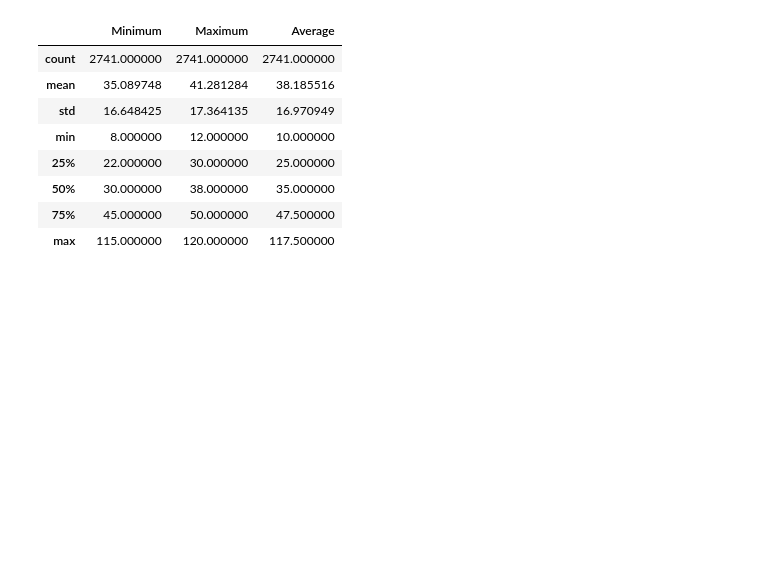
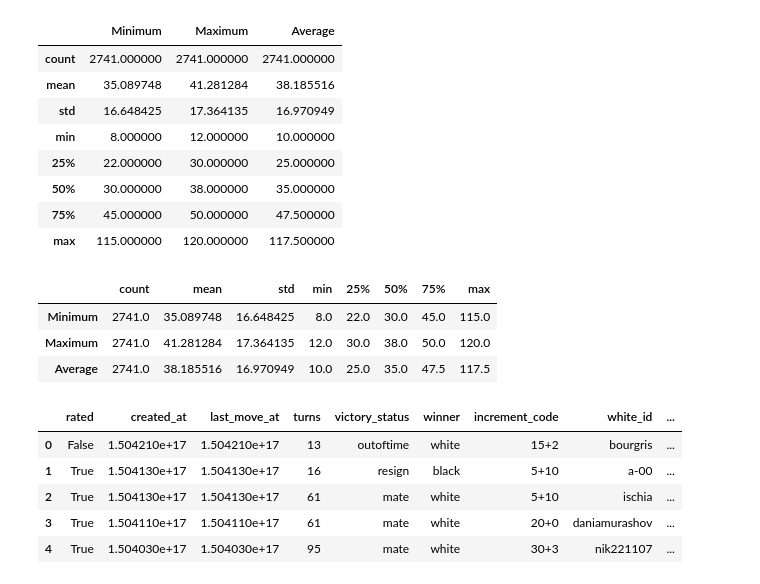
Before and after one commit to edupmon/fiap, a Jupyter notebook: pos-tech/data-analytics/fase-2/01-machine-learning-com-python/aula-1/primeiros-passos-ml.ipynb, the cells around one changed output. Cells and saved outputs as stored; diff of their text form; code cells hidden in the pictures; blank space fills up the shorter version.

```diff
--- a/pos-tech/data-analytics/fase-2/01-machine-learning-com-python/aula-1/primeiros-passos-ml.ipynb
+++ b/pos-tech/data-analytics/fase-2/01-machine-learning-com-python/aula-1/primeiros-passos-ml.ipynb
@@ -56,3 +56,19 @@ df_csv.describe()
 | 50% | 30.000000 | 38.000000 | 35.000000 |
 | 75% | 45.000000 | 50.000000 | 47.500000 |
 | max | 115.000000 | 120.000000 | 117.500000 |
+# %%
+df_csv.describe().T
+# %% [output]
+|  | count | mean | std | min | 25% | 50% | 75% | max |
+| Minimum | 2741.0 | 35.089748 | 16.648425 | 8.0 | 22.0 | 30.0 | 45.0 | 115.0 |
+| Maximum | 2741.0 | 41.281284 | 17.364135 | 12.0 | 30.0 | 38.0 | 50.0 | 120.0 |
+| Average | 2741.0 | 38.185516 | 16.970949 | 10.0 | 25.0 | 35.0 | 47.5 | 117.5 |
+# %%
+df_excel.head()
+# %% [output]
+|  | rated | created_at | last_move_at | turns | victory_status | winner | increment_code | white_id | ... |
+| 0 | False | 1.504210e+17 | 1.504210e+17 | 13 | outoftime | white | 15+2 | bourgris | ... |
+| 1 | True | 1.504130e+17 | 1.504130e+17 | 16 | resign | black | 5+10 | a-00 | ... |
+| 2 | True | 1.504130e+17 | 1.504130e+17 | 61 | mate | white | 5+10 | ischia | ... |
+| 3 | True | 1.504110e+17 | 1.504110e+17 | 61 | mate | white | 20+0 | daniamurashov | ... |
+| 4 | True | 1.504030e+17 | 1.504030e+17 | 95 | mate | white | 30+3 | nik221107 | ... |
```
Also changed, not shown: parts of 9 cells of this notebook.
